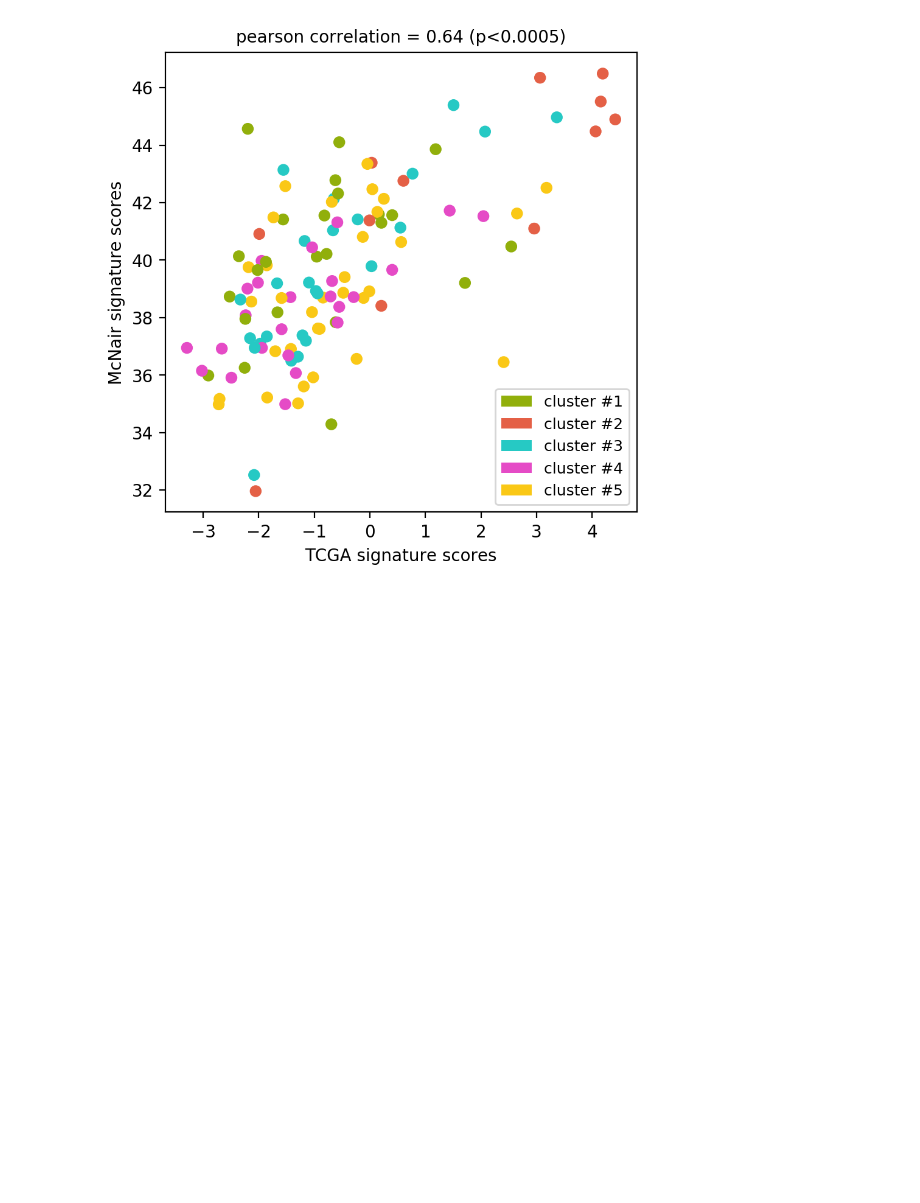
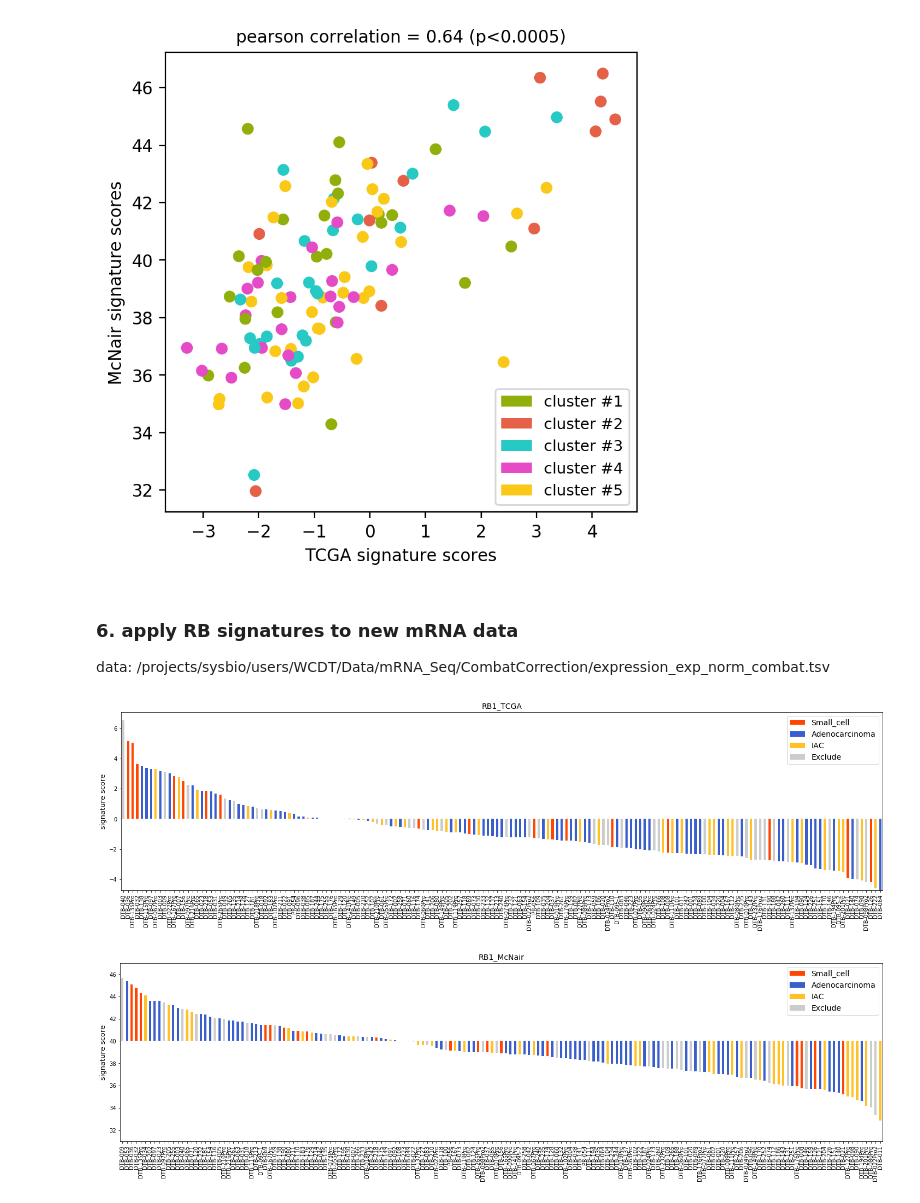
Before and after one commit to MollyZhang/ARsig_python, a Jupyter notebook: RBsig.ipynb, the cells around one changed output. Saved outputs shown, nothing was run; the diff lists cells and outputs as text; code cells hidden in the pictures; blank space fills up the shorter version.

Commit message:
rb signature to new samples

```diff
--- a/RBsig.ipynb
+++ b/RBsig.ipynb
@@ -582,3 +582,6 @@ plt.legend([c1_proxy,c2_proxy,c3_proxy,c4_proxy,c5_proxy],
 fig.savefig("./figures/scatter_cluster_color_{0}_v_McNair.png".format(X), dpi=200)
 # %% [output]
 [figure]
+# %% [markdown]
+### 6. apply RB signatures to new mRNA data
+data: /projects/sysbio/users/WCDT/Data/mRNA_Seq/CombatCorrection/expression_exp_norm_combat.tsv
@@ -584,0 +604,39 @@ fig.savefig("./figures/scatter_cluster_color_{0}_v_McNair.png".format(X), dpi=20
+# %%
+# add pathology calls
+path_call = "/projects/sysbio/users/WCDT/Data/SampleInfo/Clinical/Wcdt/ID_list_plus_path_calls_for_DOD_2019_progress_report.clean.manual_sample_additions.txt"
+path_df = pd.read_csv(path_call, delimiter="\t", index_col="Patient_ID")
+sig_scores["Classification"] = path_df.loc[sig_scores.index]
+sig_scores.index.name = "Patient_ID"
+sig_scores.to_csv("./data/RB1/RB1_scores.tsv", sep="\t")
+# %%
+# plots
+sig_scores["RB1_McNair"] = sig_scores["RB1_McNair"] - 38
+for sig in ["RB1_TCGA", "RB1_McNair"]:
+    sig_scores.sort_values(sig, ascending=False, inplace=True)
+    small_cell = list(sig_scores[sig_scores["Classification"] == "Small_cell"].index)
+    adeno = list(sig_scores[sig_scores["Classification"] == "Adenocarcinoma"].index)
+    iac = list(sig_scores[sig_scores["Classification"] == "IAC"].index)
+    exclude = list(sig_scores[sig_scores["Classification"] == "Exclude"].index)
+    colors = dict(zip(small_cell + adeno + iac + exclude,
+                      ["#FF4500"] * len(small_cell) + ["#3A5FCD"] * len(adeno) +
+                      ["#FFC125"] * len(iac) + ["#CCCCCC"] * len(exclude)))
+    fig, ax= plt.subplots()
+    fig.set_size_inches(25,6)
+    sig_scores[sig].plot.bar(ax=ax, color=[colors[i] for i in sig_scores.index])
+    ax.set_ylabel("signature score", fontsize=13)
+    red_proxy = plt.Rectangle((0, 0), 1, 1, fc="#FF4500")
+    pink_proxy = plt.Rectangle((0, 0), 1, 1, fc="#3A5FCD")
+    blue_proxy = plt.Rectangle((0, 0), 1, 1, fc="#FFC125")
+    grey_proxy = plt.Rectangle((0, 0), 1, 1, fc="#CCCCCC")
+    ax.legend([red_proxy,pink_proxy,blue_proxy,grey_proxy],
+              ['Small_cell','Adenocarcinoma','IAC','Exclude'], fontsize=14)
+    ax.set_title("{0}".format(sig), fontsize=14)
+    if "McNair" in sig:
+        a=ax.get_yticks().tolist()
+        a=[int(i+38) for i in a]
+        ax.set_ylim([-9,7])
+        ax.set_yticklabels(a)
+    fig.savefig("./data/RB1/{0}_scores.png".format(sig), dpi=200)
+# %% [output]
+[figure, added]
+[figure, added]
```
Also changed, not shown: parts of 1 cell of this notebook.
